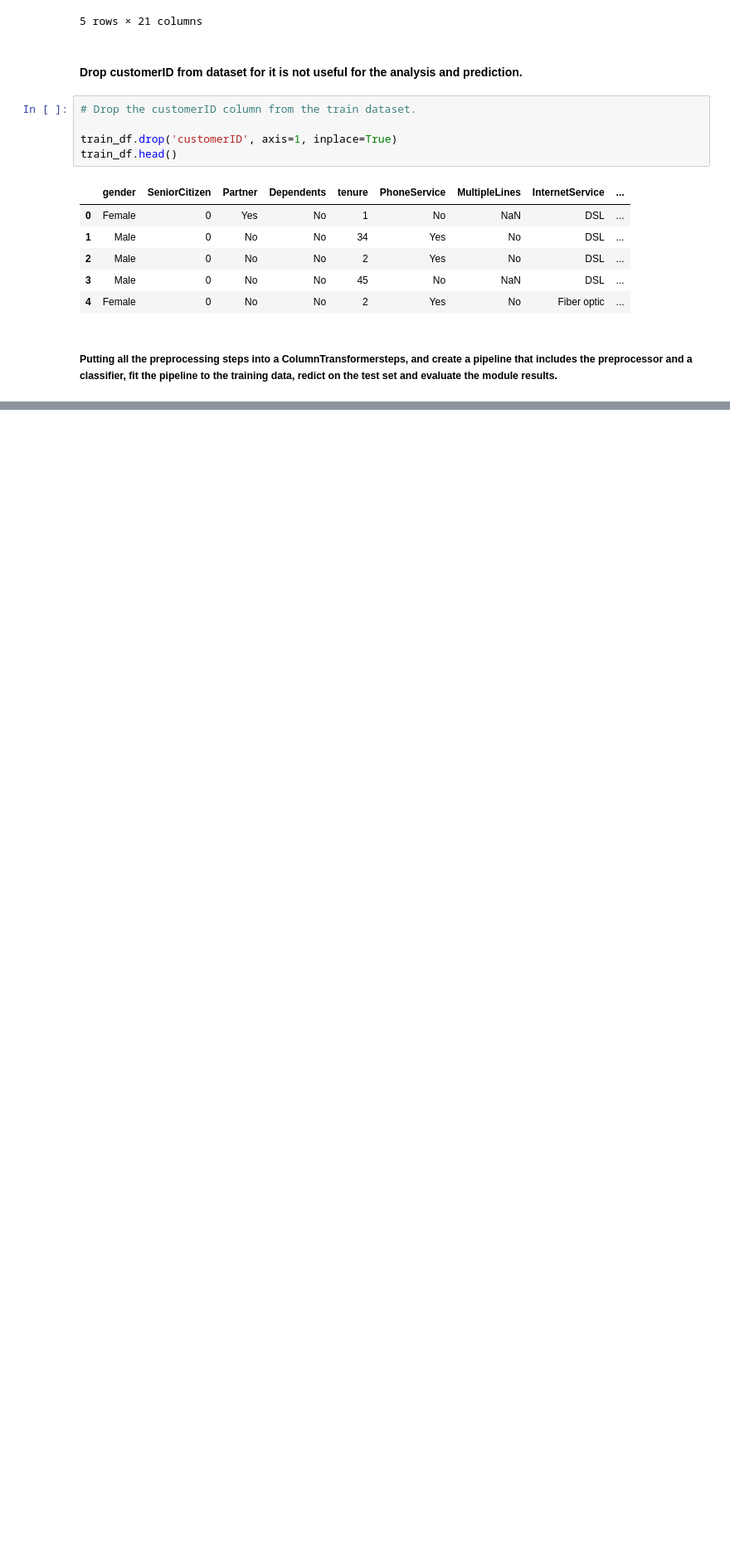
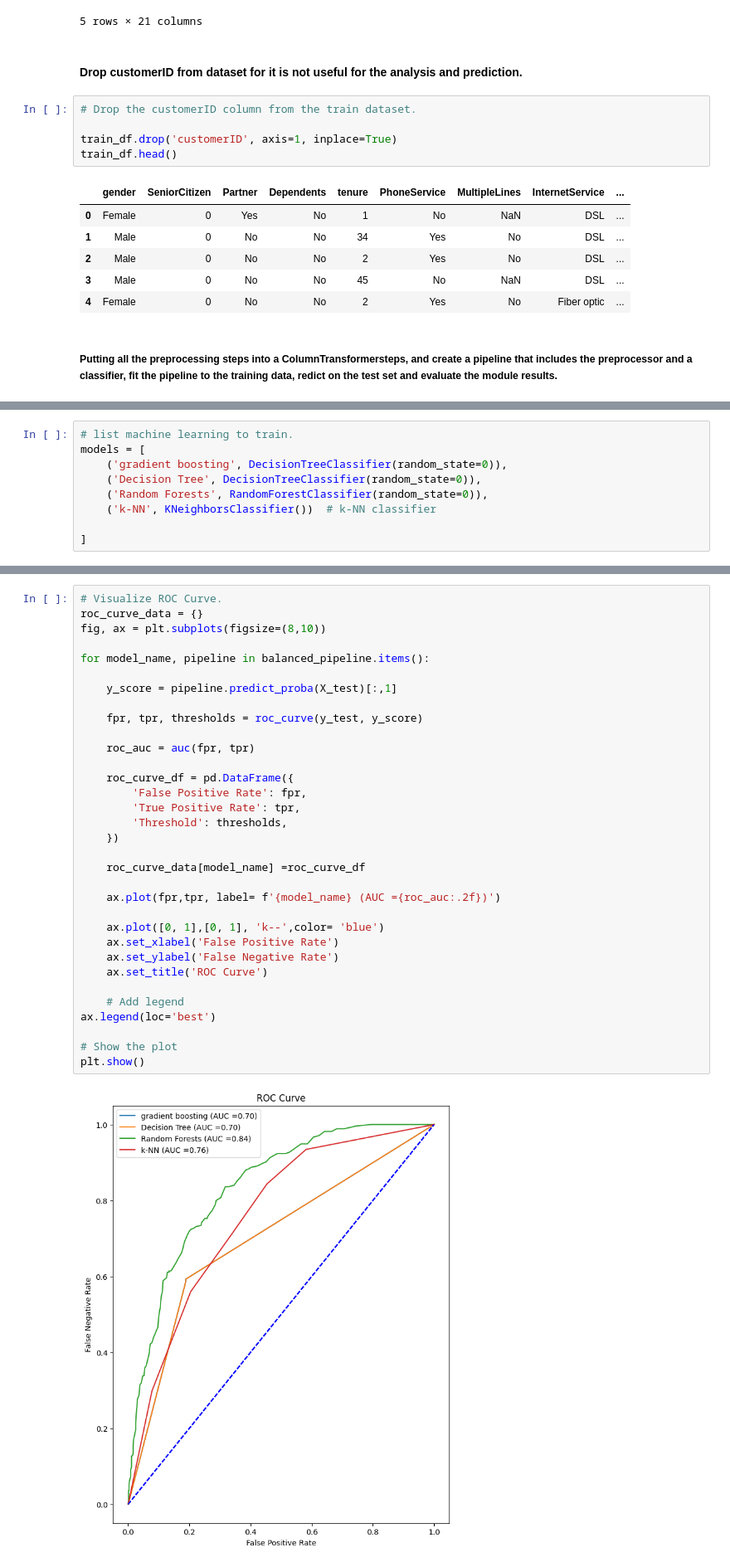
Before and after one commit to Omooyeni/Telco-Customer-churn-prediction-, a Jupyter notebook: notebook/main.ipynb, the cells around one changed output, grey strips where cells are left out. Shown at 83% size. Cells and saved outputs as stored; diff of their text form; blank space fills up the shorter version.

Commit message:
best model select, complete Hyperparameter Tuning, test model

```diff
--- a/notebook/main.ipynb
+++ b/notebook/main.ipynb
@@ -1019,0 +806,9 @@ As the goal is to maximize overall performance and especially focus on accuratel
+# %%
+# list machine learning to train.
+models = [
+    ('gradient boosting', DecisionTreeClassifier(random_state=0)),
+    ('Decision Tree', DecisionTreeClassifier(random_state=0)),
+    ('Random Forests', RandomForestClassifier(random_state=0)),
+    ('k-NN', KNeighborsClassifier())  # k-NN classifier
+
+]
@@ -1019,0 +935,35 @@ As the goal is to maximize overall performance and especially focus on accuratel
+# %%
+# Visualize ROC Curve.
+roc_curve_data = {}
+fig, ax = plt.subplots(figsize=(8,10))
+
+for model_name, pipeline in balanced_pipeline.items():
+
+    y_score = pipeline.predict_proba(X_test)[:,1]
+
+    fpr, tpr, thresholds = roc_curve(y_test, y_score)
+
+    roc_auc = auc(fpr, tpr)
+
+    roc_curve_df = pd.DataFrame({
+        'False Positive Rate': fpr,
+        'True Positive Rate': tpr,
+        'Threshold': thresholds,
+    })
+
+    roc_curve_data[model_name] =roc_curve_df
+
+    ax.plot(fpr,tpr, label= f'{model_name} (AUC ={roc_auc:.2f})')
+
+    ax.plot([0, 1],[0, 1], 'k--',color= 'blue')
+    ax.set_xlabel('False Positive Rate')
+    ax.set_ylabel('False Negative Rate')
+    ax.set_title('ROC Curve')
+
+    # Add legend
+ax.legend(loc='best')
+
+# Show the plot
+plt.show()
+# %% [output]
+[figure, added]
```
Also changed, not shown: parts of 36 cells of this notebook, 2 other files.
